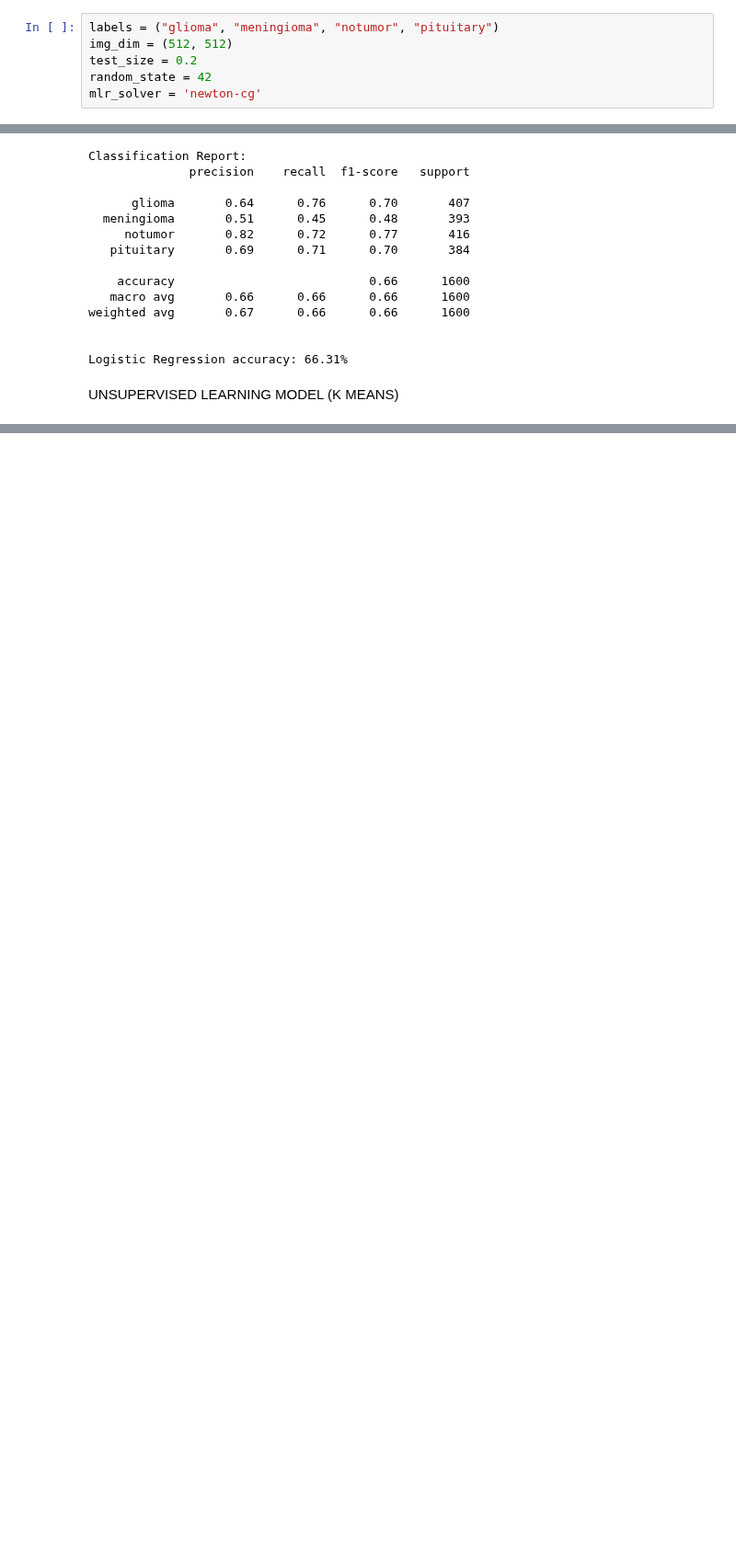
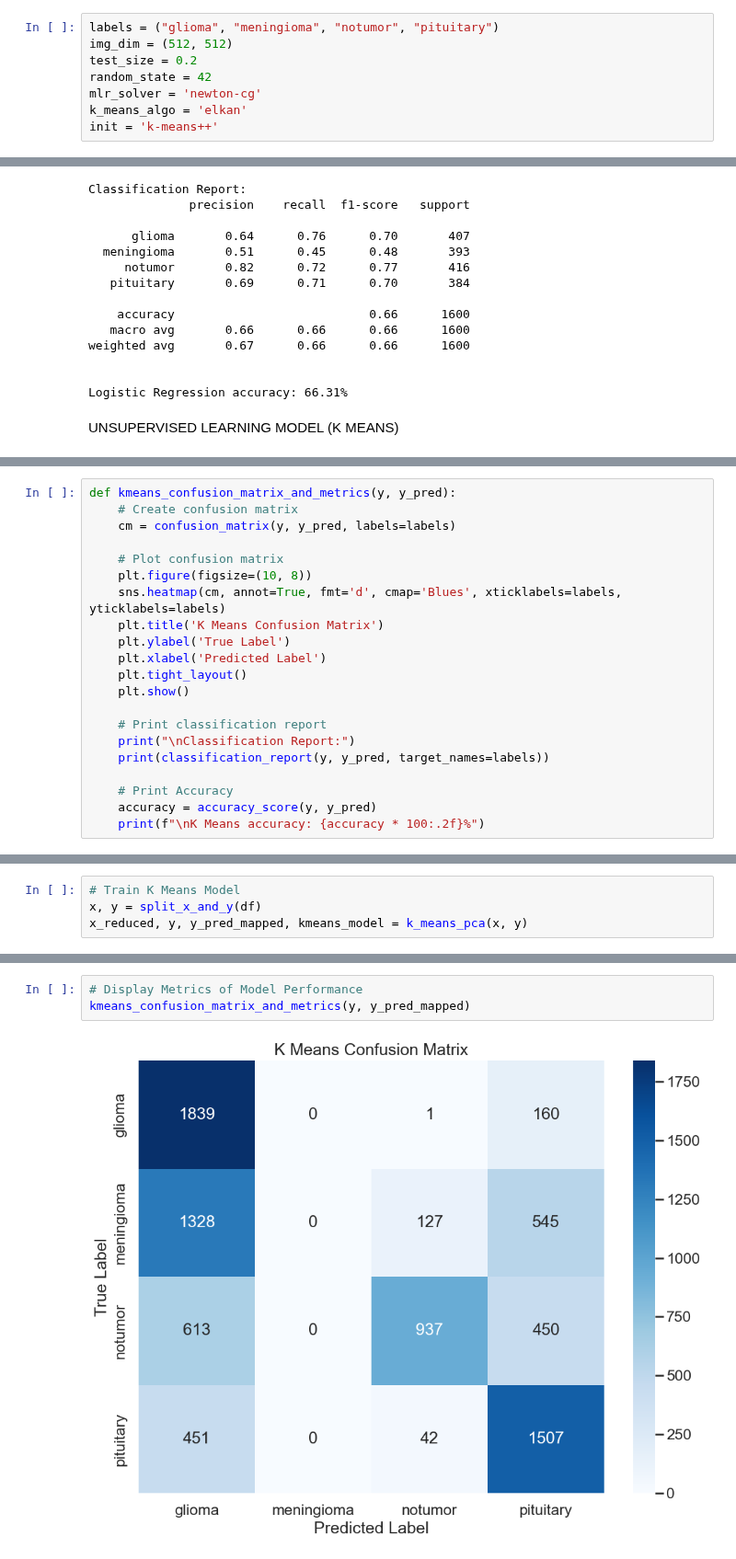
Before and after one commit to gilololol64/DataScienceProject, a Jupyter notebook: Main.ipynb, the cells around one changed output, grey strips where cells are left out. Shown at 92% size. Cells and saved outputs as stored; diff of their text form; blank space fills up the shorter version.

```diff
--- a/Main.ipynb
+++ b/Main.ipynb
@@ -16,6 +16,8 @@ img_dim = (512, 512)
 test_size = 0.2
 random_state = 42
 mlr_solver = 'newton-cg'
+k_means_algo = 'elkan'
+init = 'k-means++'
 # %% [markdown]
 LOAD/PREPROCESS IMAGES FROM DATASET
 # %%
@@ -390,0 +389,21 @@ print(f"K-means clustering accuracy: {accuracy * 100:.2f}%")
+# %%
+def kmeans_confusion_matrix_and_metrics(y, y_pred):
+    # Create confusion matrix
+    cm = confusion_matrix(y, y_pred, labels=labels)
+
+    # Plot confusion matrix
+    plt.figure(figsize=(10, 8))
+    sns.heatmap(cm, annot=True, fmt='d', cmap='Blues', xticklabels=labels, yticklabels=labels)
+    plt.title('K Means Confusion Matrix')
+    plt.ylabel('True Label')
+    plt.xlabel('Predicted Label')
+    plt.tight_layout()
+    plt.show()
+
+    # Print classification report
+    print("\nClassification Report:")
+    print(classification_report(y, y_pred, target_names=labels))
+
+    # Print Accuracy
+    accuracy = accuracy_score(y, y_pred)
+    print(f"\nK Means accuracy: {accuracy * 100:.2f}%")
@@ -390,0 +439,4 @@ print(f"K-means clustering accuracy: {accuracy * 100:.2f}%")
+# %%
+# Train K Means Model
+x, y = split_x_and_y(df)
+x_reduced, y, y_pred_mapped, kmeans_model = k_means_pca(x, y)
@@ -390,0 +461,5 @@ print(f"K-means clustering accuracy: {accuracy * 100:.2f}%")
+# %%
+# Display Metrics of Model Performance
+kmeans_confusion_matrix_and_metrics(y, y_pred_mapped)
+# %% [output]
+[figure, added]
```
Also changed, not shown: parts of 5 cells of this notebook.
